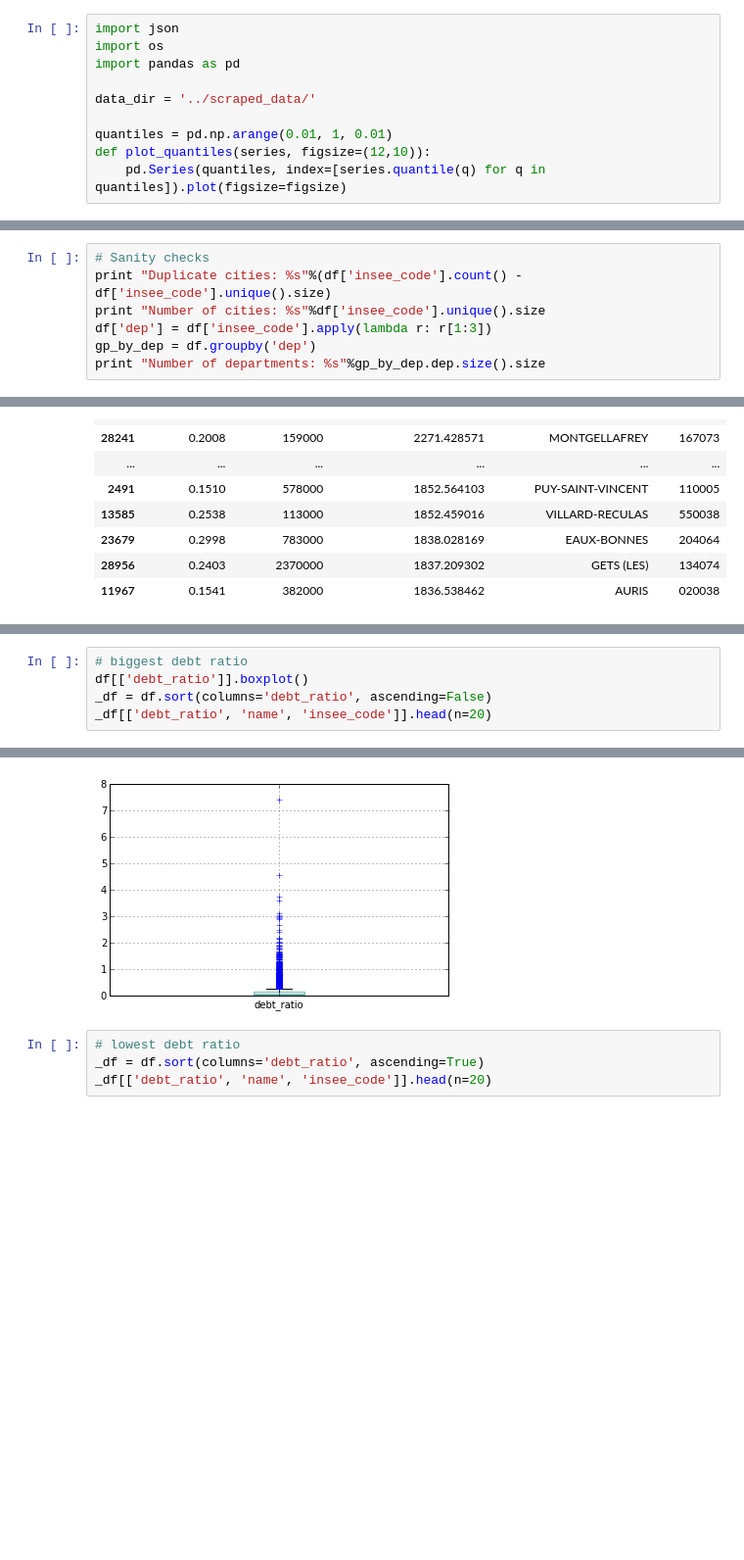
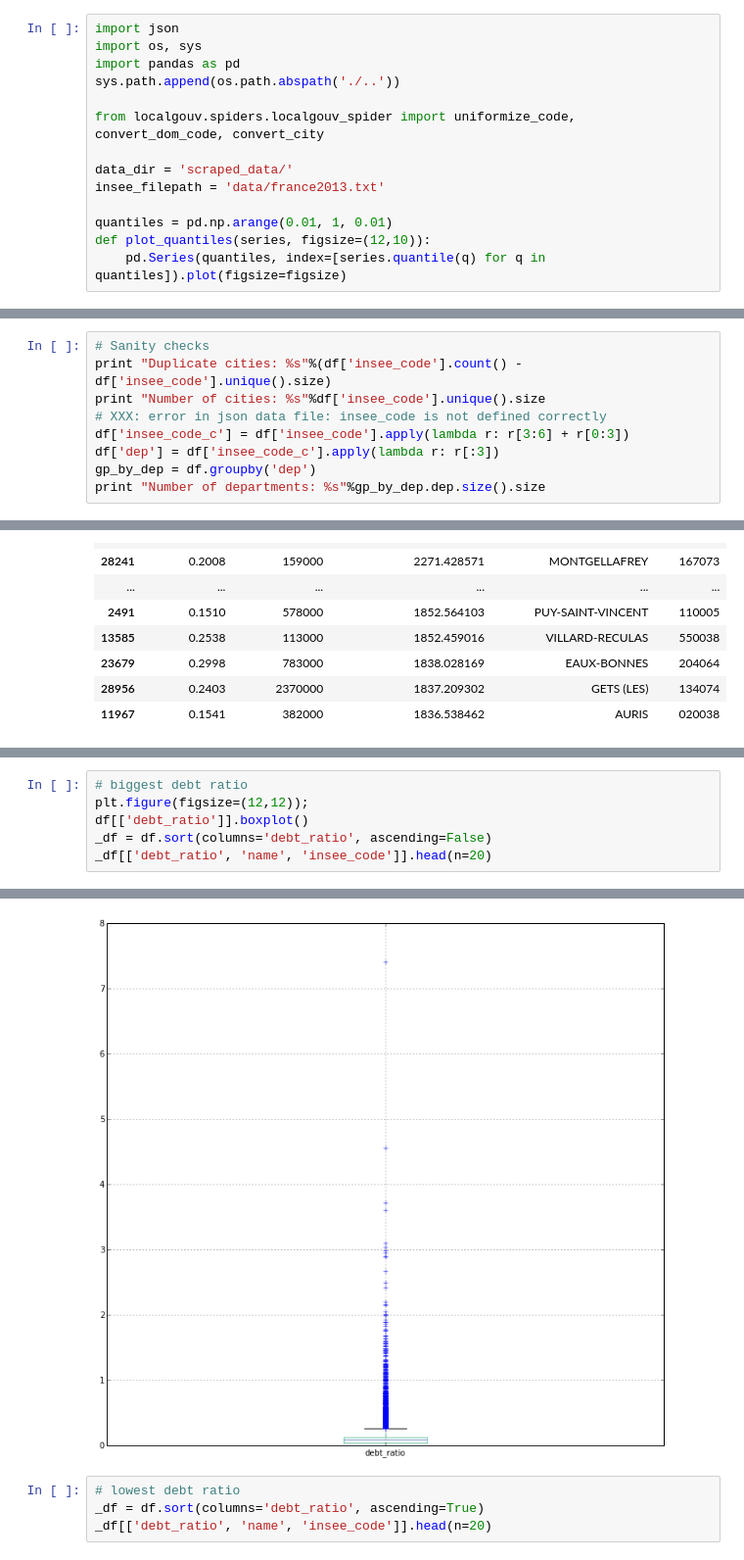
Before and after one commit to regardscitoyens/nosfinanceslocales_scraper, a Jupyter notebook: notebooks/localgouvdata_analysis.ipynb, the cells around one changed output, grey strips where cells are left out. Shown at 98% size. Drawn from its saved outputs; the diff is of its cells as text; blank space fills up the shorter version.

Commit message:
Refine analysis of 2012 scraping, factorize code in spider.

```diff
--- a/notebooks/localgouvdata_analysis.ipynb
+++ b/notebooks/localgouvdata_analysis.ipynb
@@ -11,9 +14,13 @@ source des données: [http://www.collectivites-locales.gouv.fr/](http://www.coll
 # %%
 import json
-import os
+import os, sys
 import pandas as pd
+sys.path.append(os.path.abspath('./..'))
 
-data_dir = '../scraped_data/'
+from localgouv.spiders.localgouv_spider import uniformize_code, convert_dom_code, convert_city
+
+data_dir = 'scraped_data/'
+insee_filepath = 'data/france2013.txt'
 
 quantiles = pd.np.arange(0.01, 1, 0.01)
 def plot_quantiles(series, figsize=(12,10)):
@@ -29,7 +39,9 @@ Index([u'additionnal_land_property_tax', u'allocation', u'business_network_tax',
 # Sanity checks
 print "Duplicate cities: %s"%(df['insee_code'].count() - df['insee_code'].unique().size)
 print "Number of cities: %s"%df['insee_code'].unique().size
-df['dep'] = df['insee_code'].apply(lambda r: r[1:3])
+# XXX: error in json data file: insee_code is not defined correctly
+df['insee_code_c'] = df['insee_code'].apply(lambda r: r[3:6] + r[0:3])
+df['dep'] = df['insee_code_c'].apply(lambda r: r[:3])
 gp_by_dep = df.groupby('dep')
 print "Number of departments: %s"%gp_by_dep.dep.size().size
 # %% [output]
@@ -211,5 +310,6 @@ _df[['home_tax_rate', 'home_tax_value', 'name', 'insee_code']].dropna().head(n=2
 # %%
 # biggest debt ratio
+plt.figure(figsize=(12,12));
 df[['debt_ratio']].boxplot()
 _df = df.sort(columns='debt_ratio', ascending=False)
 _df[['debt_ratio', 'name', 'insee_code']].head(n=20)
@@ -234,4 +334,4 @@ _df[['debt_ratio', 'name', 'insee_code']].head(n=20)
-[figure, old version]
+[figure, new version]
 # %%
 # lowest debt ratio
 _df = df.sort(columns='debt_ratio', ascending=True)
```
Also changed, not shown: parts of 23 cells of this notebook, 1 other file.
